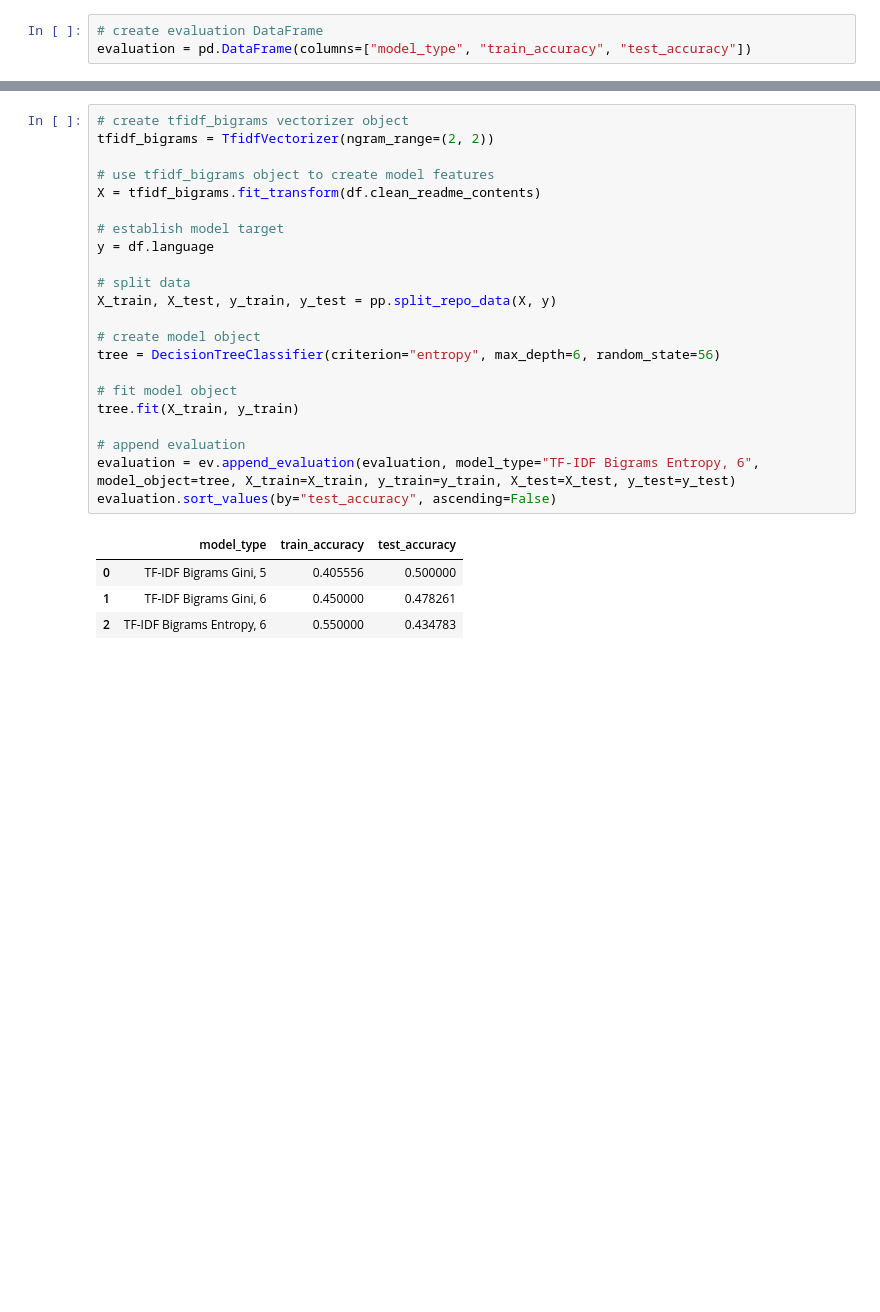
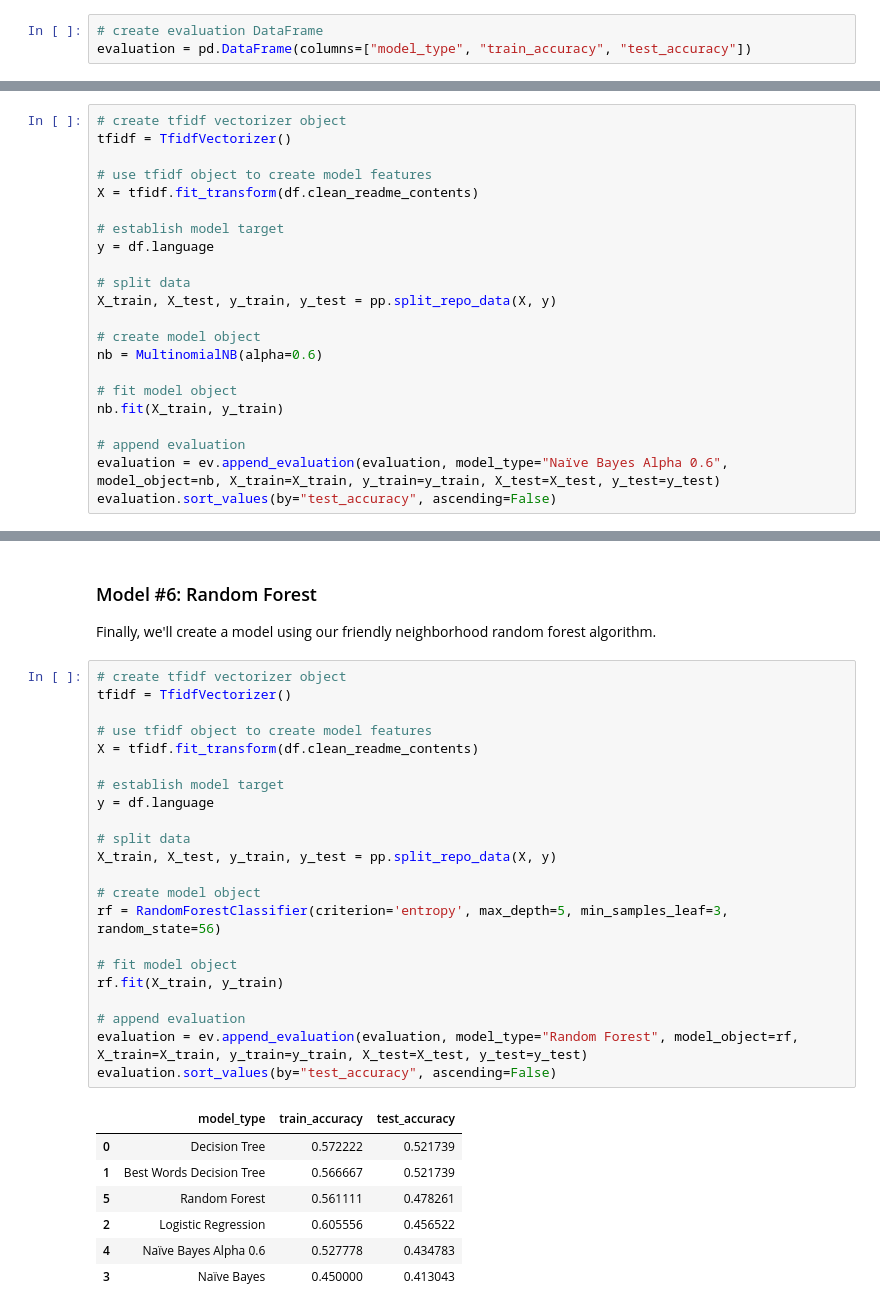
Before and after one commit to cobb-jiang-hartman-npl-project/github-repository-project, a Jupyter notebook: final_project.ipynb, the cells around one changed output, grey strips where cells are left out. Cells and saved outputs as stored; diff of their text form; blank space fills up the shorter version.

Commit message:
more modeling and commentary

```diff
--- a/final_project.ipynb
+++ b/final_project.ipynb
@@ -524,0 +609,22 @@ evaluation.sort_values(by="test_accuracy", ascending=False)
+# %%
+# create tfidf vectorizer object
+tfidf = TfidfVectorizer()
+
+# use tfidf object to create model features
+X = tfidf.fit_transform(df.clean_readme_contents)
+
+# establish model target
+y = df.language
+
+# split data
+X_train, X_test, y_train, y_test = pp.split_repo_data(X, y)
+
+# create model object
+nb = MultinomialNB(alpha=0.6)
+
+# fit model object
+nb.fit(X_train, y_train)
+
+# append evaluation
+evaluation = ev.append_evaluation(evaluation, model_type="Naïve Bayes Alpha 0.6", model_object=nb, X_train=X_train, y_train=y_train, X_test=X_test, y_test=y_test)
+evaluation.sort_values(by="test_accuracy", ascending=False)
@@ -525,27 +640,33 @@ evaluation.sort_values(by="test_accuracy", ascending=False)
+# %% [markdown]
+### Model #6: Random Forest
+Finally, we'll create a model using our friendly neighborhood random forest algorithm.
 # %%
-# create tfidf_bigrams vectorizer object
-tfidf_bigrams = TfidfVectorizer(ngram_range=(2, 2))
+# create tfidf vectorizer object
+tfidf = TfidfVectorizer()
 
-# use tfidf_bigrams object to create model features
-X = tfidf_bigrams.fit_transform(df.clean_readme_contents)
+# use tfidf object to create model features
+X = tfidf.fit_transform(df.clean_readme_contents)
 
 # establish model target
 y = df.language
 
 # split data
 X_train, X_test, y_train, y_test = pp.split_repo_data(X, y)
 
 # create model object
-tree = DecisionTreeClassifier(criterion="entropy", max_depth=6, random_state=56)
+rf = RandomForestClassifier(criterion='entropy', max_depth=5, min_samples_leaf=3, random_state=56)
 
 # fit model object
-tree.fit(X_train, y_train)
+rf.fit(X_train, y_train)
 
 # append evaluation
-evaluation = ev.append_evaluation(evaluation, model_type="TF-IDF Bigrams Entropy, 6", model_object=tree, X_train=X_train, y_train=y_train, X_test=X_test, y_test=y_test)
+evaluation = ev.append_evaluation(evaluation, model_type="Random Forest", model_object=rf, X_train=X_train, y_train=y_train, X_test=X_test, y_test=y_test)
 evaluation.sort_values(by="test_accuracy", ascending=False)
 # %% [output]
 |  | model_type | train_accuracy | test_accuracy |
-| 0 | TF-IDF Bigrams Gini, 5 | 0.405556 | 0.500000 |
-| 1 | TF-IDF Bigrams Gini, 6 | 0.450000 | 0.478261 |
-| 2 | TF-IDF Bigrams Entropy, 6 | 0.550000 | 0.434783 |
+| 0 | Decision Tree | 0.572222 | 0.521739 |
+| 1 | Best Words Decision Tree | 0.566667 | 0.521739 |
+| 5 | Random Forest | 0.561111 | 0.478261 |
+| 2 | Logistic Regression | 0.605556 | 0.456522 |
+| 4 | Naïve Bayes Alpha 0.6 | 0.527778 | 0.434783 |
+| 3 | Naïve Bayes | 0.450000 | 0.413043 |
```
Also changed, not shown: parts of 30 cells of this notebook, 3 other files.
